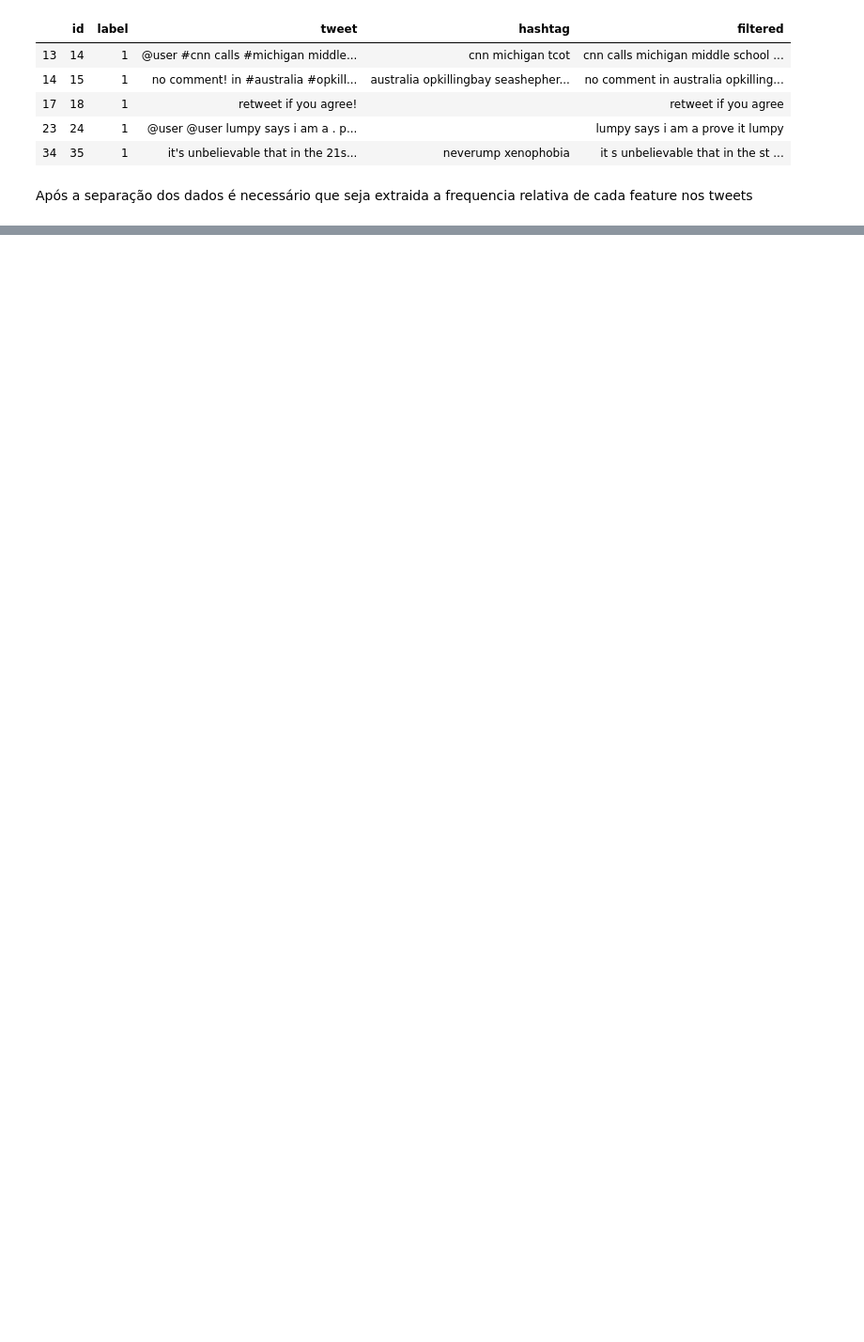
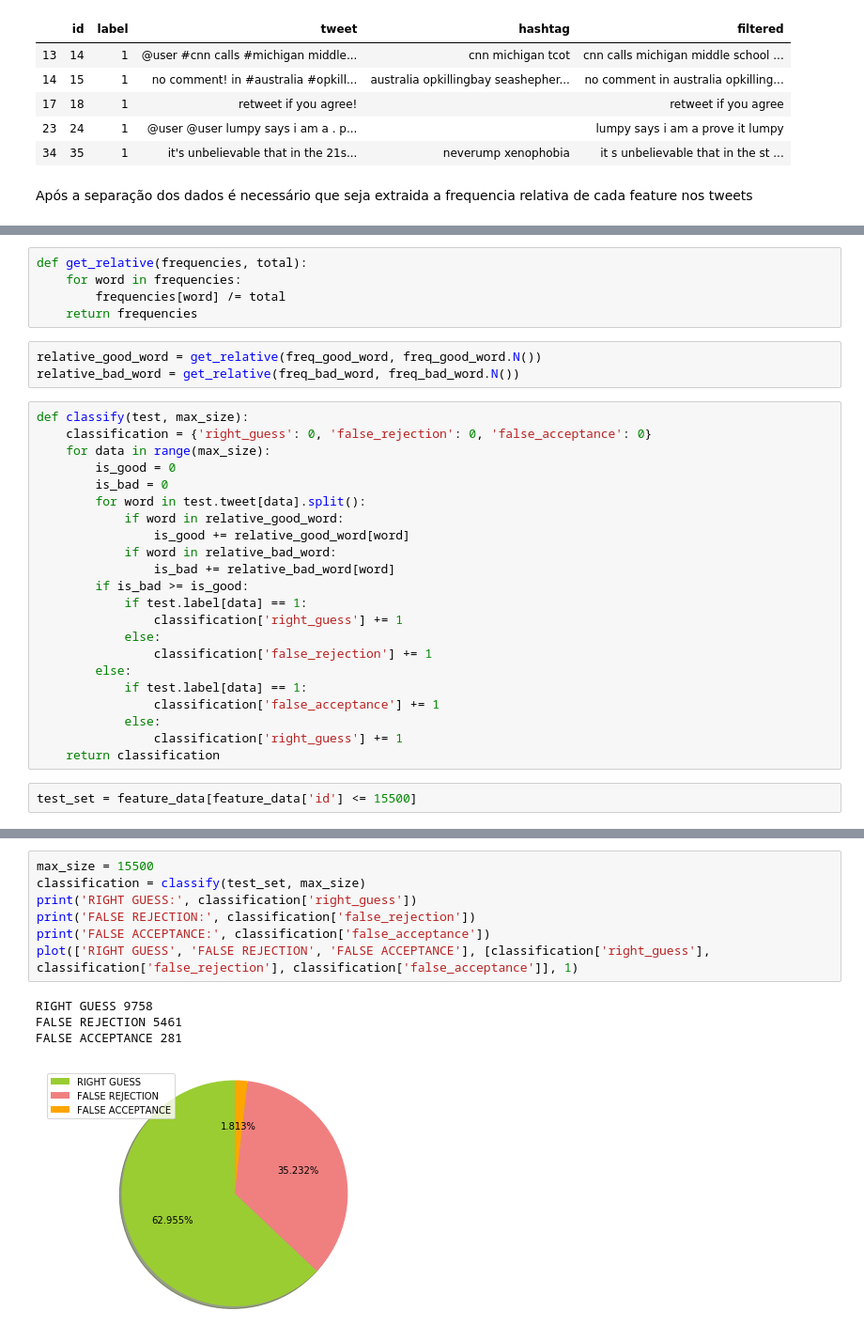
Before and after one commit to GabrielTiveron/HateSpeechClassifier, a Jupyter notebook: notebooks/HateSpeechClassifier.ipynb, the cells around one changed output, grey strips where cells are left out. Shown: that part at 94% size. Cells and saved outputs as stored; diff of their text form; blank space fills up the shorter version.

Commit message:
Add classification feature

```diff
--- a/notebooks/HateSpeechClassifier.ipynb
+++ b/notebooks/HateSpeechClassifier.ipynb
@@ -129,0 +167,32 @@ Após a separação dos dados é necessário que seja extraida a frequencia rela
+# %%
+def get_relative(frequencies, total):
+    for word in frequencies:
+        frequencies[word] /= total
+    return frequencies
+# %%
+relative_good_word = get_relative(freq_good_word, freq_good_word.N())
+relative_bad_word = get_relative(freq_bad_word, freq_bad_word.N())
+# %%
+def classify(test, max_size):
+    classification = {'right_guess': 0, 'false_rejection': 0, 'false_acceptance': 0}
+    for data in range(max_size):
+        is_good = 0
+        is_bad = 0
+        for word in test.tweet[data].split():
+            if word in relative_good_word:
+                is_good += relative_good_word[word]
+            if word in relative_bad_word:
+                is_bad += relative_bad_word[word]
+        if is_bad >= is_good:
+            if test.label[data] == 1:
+                classification['right_guess'] += 1
+            else:
+                classification['false_rejection'] += 1
+        else:
+            if test.label[data] == 1:
+                classification['false_acceptance'] += 1
+            else:
+                classification['right_guess'] += 1
+    return classification
+# %%
+test_set = feature_data[feature_data['id'] <= 15500]
@@ -129,0 +202,12 @@ Após a separação dos dados é necessário que seja extraida a frequencia rela
+# %%
+max_size = 15500
+classification = classify(test_set, max_size)
+print('RIGHT GUESS:', classification['right_guess'])
+print('FALSE REJECTION:', classification['false_rejection'])
+print('FALSE ACCEPTANCE:', classification['false_acceptance'])
+plot(['RIGHT GUESS', 'FALSE REJECTION', 'FALSE ACCEPTANCE'], [classification['right_guess'], classification['false_rejection'], classification['false_acceptance']], 1)
+# %% [output]
+RIGHT GUESS 9758
+FALSE REJECTION 5461
+FALSE ACCEPTANCE 281
+[figure, added]
```
Also changed, not shown: parts of 17 cells of this notebook.
